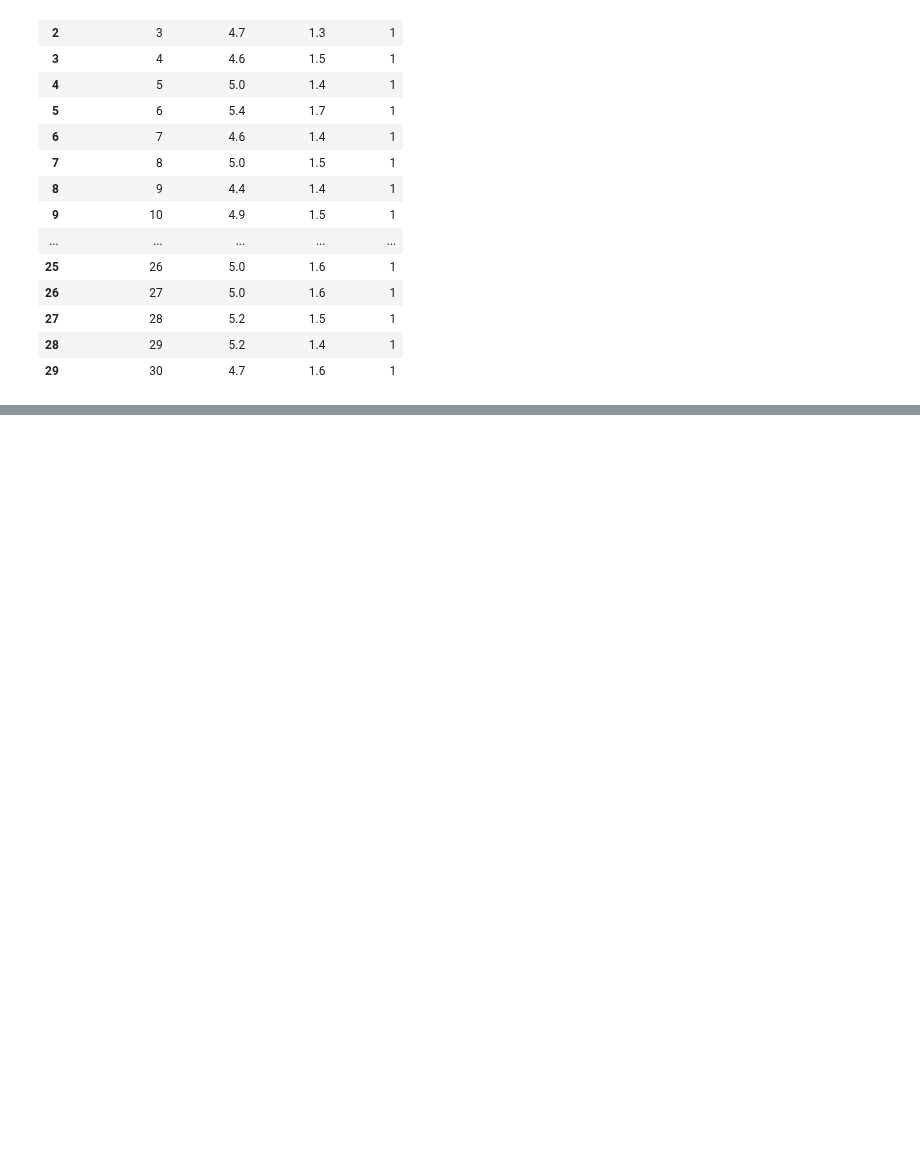
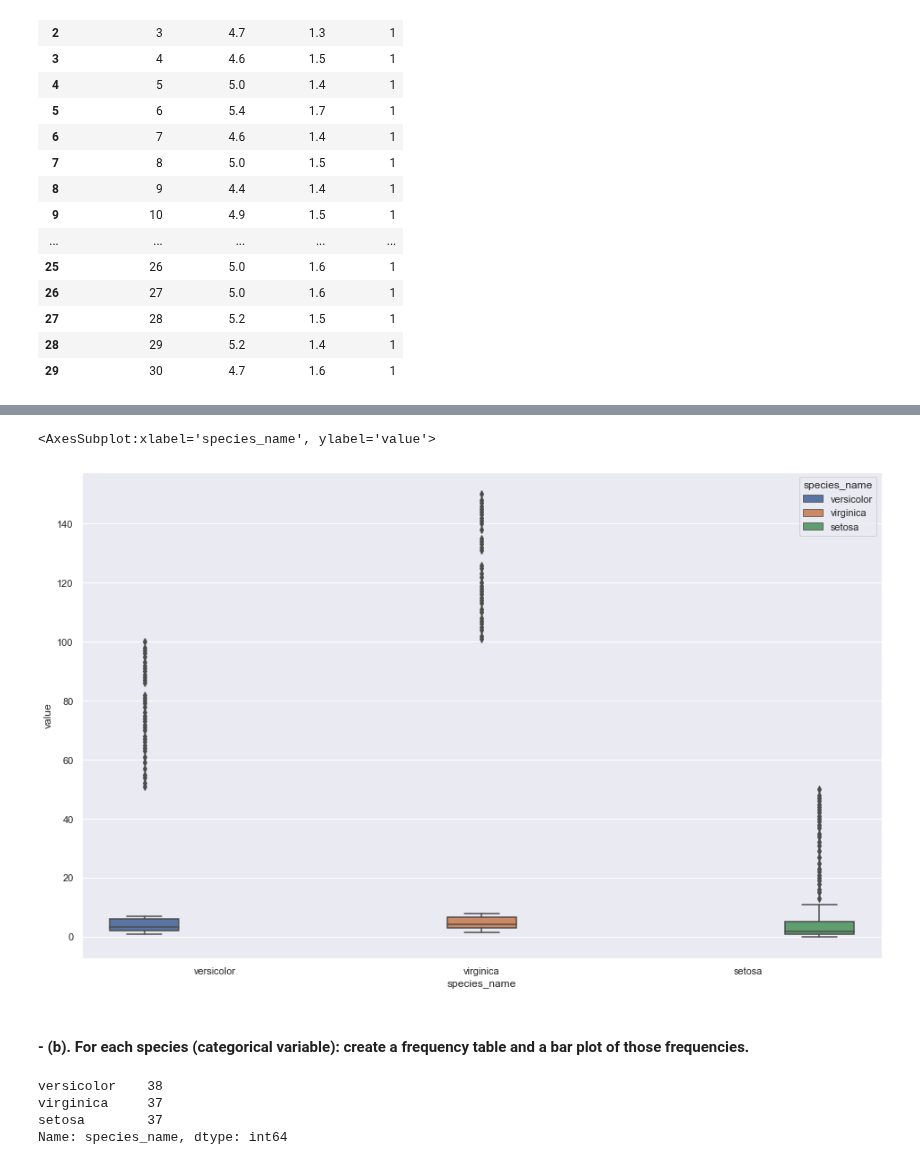
Before and after one commit to stephenkipkurui/regression-exercises, a Jupyter notebook: classification_exercises.ipynb, the cells around one changed output, grey strips where cells are left out. Saved outputs shown, nothing was run; the diff lists cells and outputs as text; code cells hidden in the pictures; blank space fills up the shorter version.

```diff
--- a/classification_exercises.ipynb
+++ b/classification_exercises.ipynb
@@ -1180,0 +1270,4 @@ cakes.sort_values(by =['recipe','position','oven_temp']).tail(1)
+# %%
+train_melt = train.melt(id_vars = 'species_name')
+
+train_melt
@@ -1180,0 +1288,16 @@ cakes.sort_values(by =['recipe','position','oven_temp']).tail(1)
+# %%
+sns.set(rc = {'figure.figsize': (16, 10)})
+sns.boxplot(data = train_melt, x = 'species_name', y ='value', hue = 'species_name')
+# %% [output]
+<AxesSubplot:xlabel='species_name', ylabel='value'>
+[figure, added]
+# %% [markdown]
+#### - (b).   For each species (categorical variable): create a frequency table and a bar plot of those frequencies.
+# %%
+species = train.species_name.value_counts()
+species
+# %% [output]
+versicolor    38
+virginica     37
+setosa        37
+Name: species_name, dtype: int64
```
Also changed, not shown: parts of 132 cells of this notebook.
